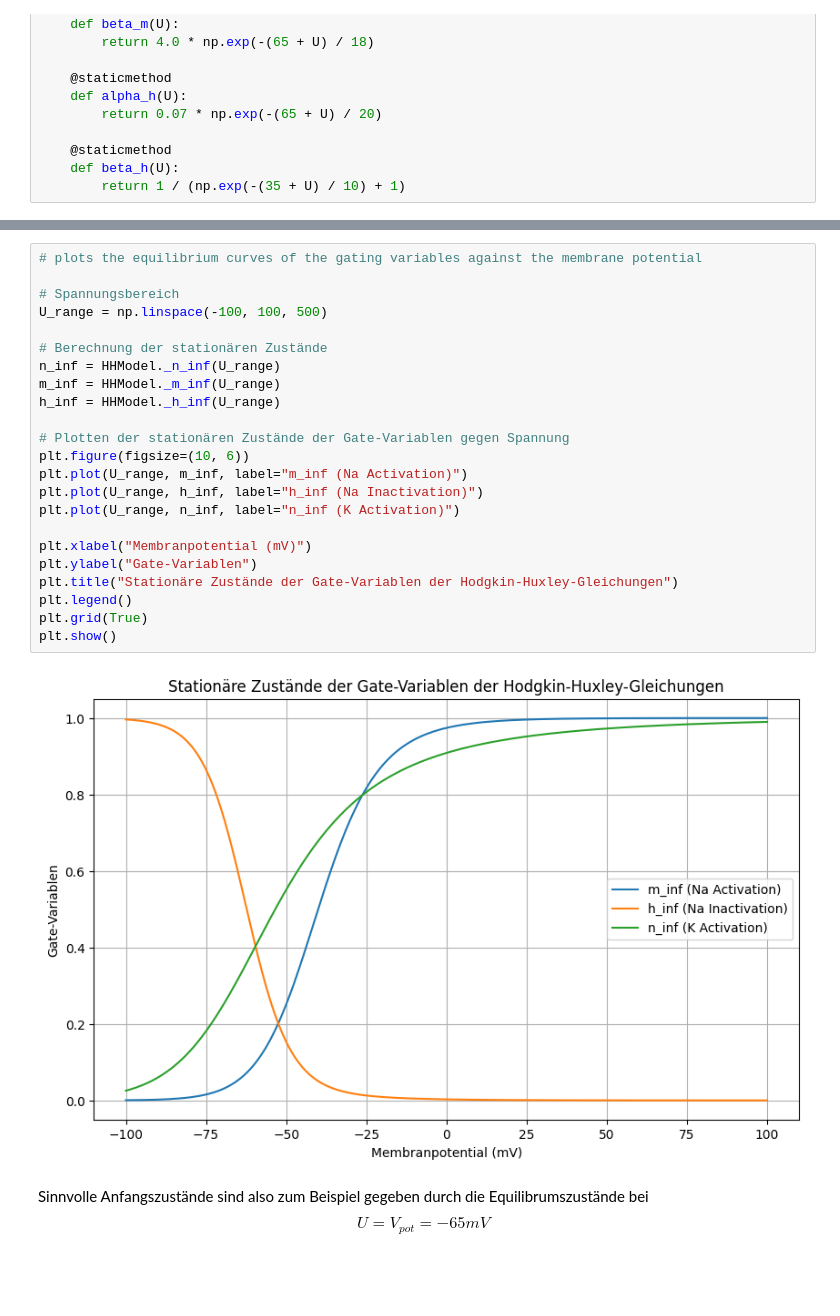
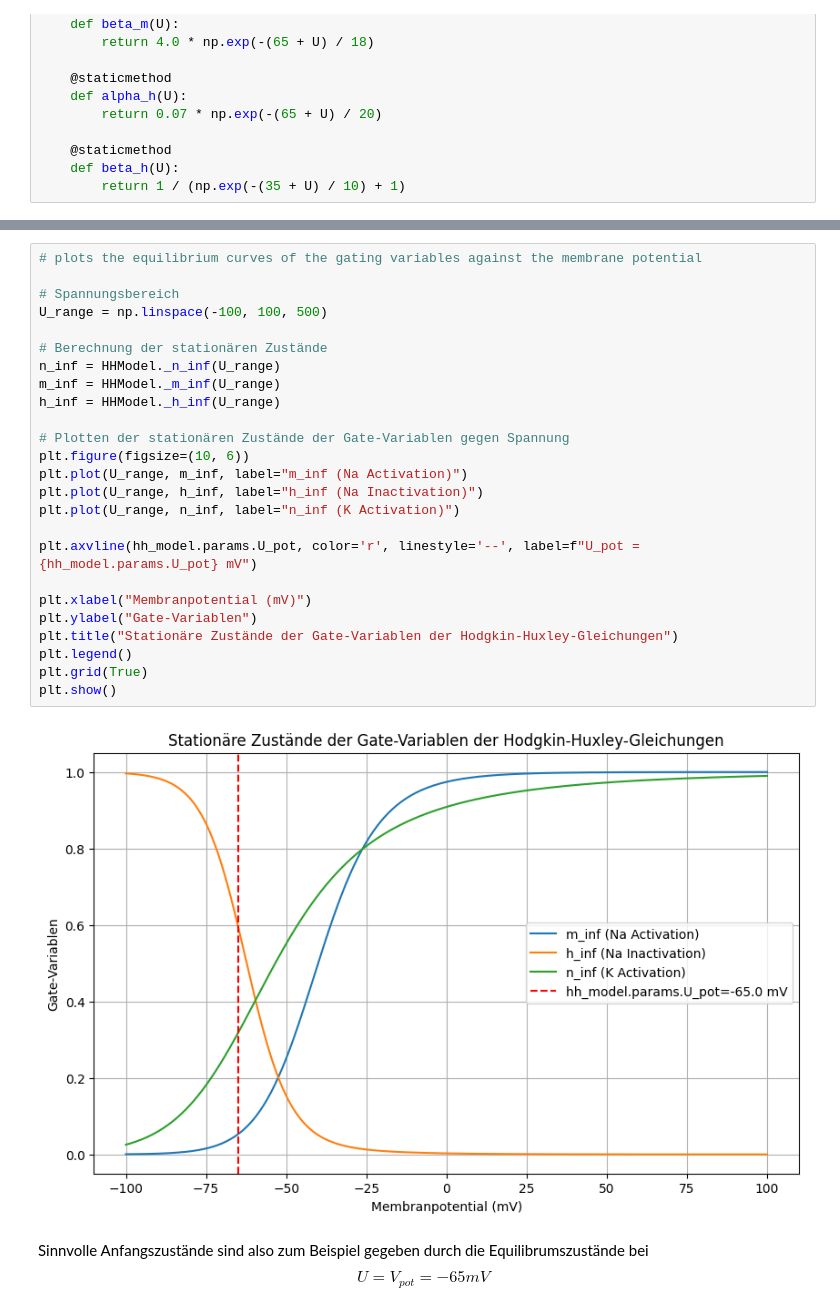
Before and after one commit to PhiIantrop/Neuronensimulation, a Jupyter notebook: Aufgabe_2.ipynb, the cells around one changed output, grey strips where cells are left out. Drawn from its saved outputs; the diff is of its cells as text; blank space fills up the shorter version.

Commit message:
plot equilibrium state at U_pot

```diff
--- a/Aufgabe_2.ipynb
+++ b/Aufgabe_2.ipynb
@@ -88,28 +88,30 @@ hh_model = HHModel(params)
 # %%
 # plots the equilibrium curves of the gating variables against the membrane potential
 
 # Spannungsbereich
 U_range = np.linspace(-100, 100, 500)
 
 # Berechnung der stationären Zustände
 n_inf = HHModel._n_inf(U_range)
 m_inf = HHModel._m_inf(U_range)
 h_inf = HHModel._h_inf(U_range)
 
 # Plotten der stationären Zustände der Gate-Variablen gegen Spannung
 plt.figure(figsize=(10, 6))
 plt.plot(U_range, m_inf, label="m_inf (Na Activation)")
 plt.plot(U_range, h_inf, label="h_inf (Na Inactivation)")
 plt.plot(U_range, n_inf, label="n_inf (K Activation)")
 
+plt.axvline(hh_model.params.U_pot, color='r', linestyle='--', label=f"U_pot = {hh_model.params.U_pot} mV")
+
 plt.xlabel("Membranpotential (mV)")
 plt.ylabel("Gate-Variablen")
 plt.title("Stationäre Zustände der Gate-Variablen der Hodgkin-Huxley-Gleichungen")
 plt.legend()
 plt.grid(True)
 plt.show()
 # %% [output]
-[figure, old version]
+[figure, new version]
 # %% [markdown]
 Sinnvolle Anfangszustände sind also zum Beispiel gegeben durch die Equilibrumszustände bei $$U = V_{pot} = -65 mV$$
 # %%
```
Also changed, not shown: parts of 2 cells of this notebook.
